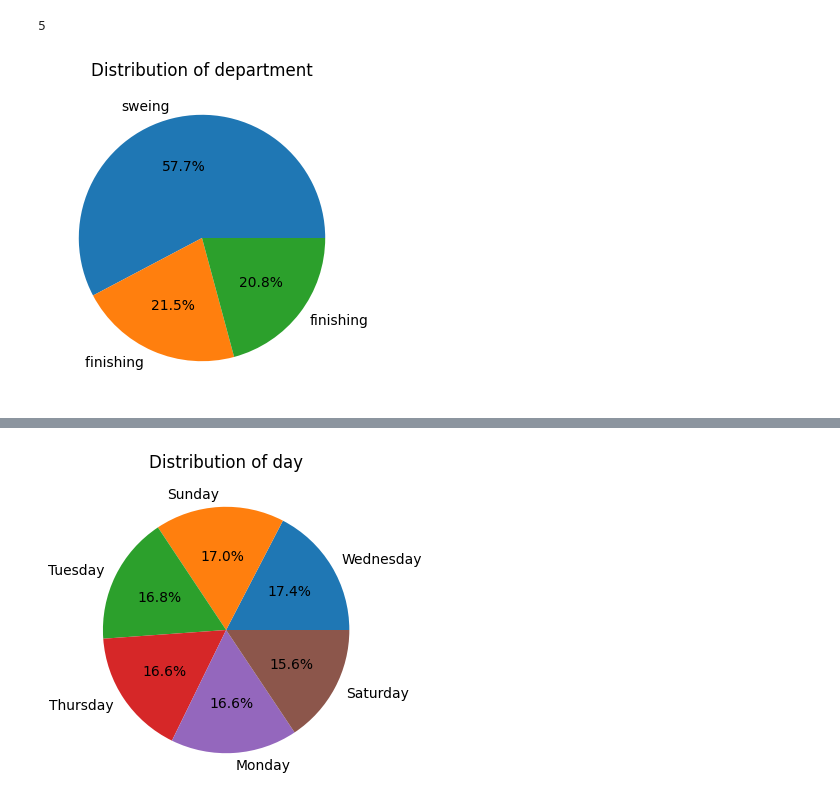
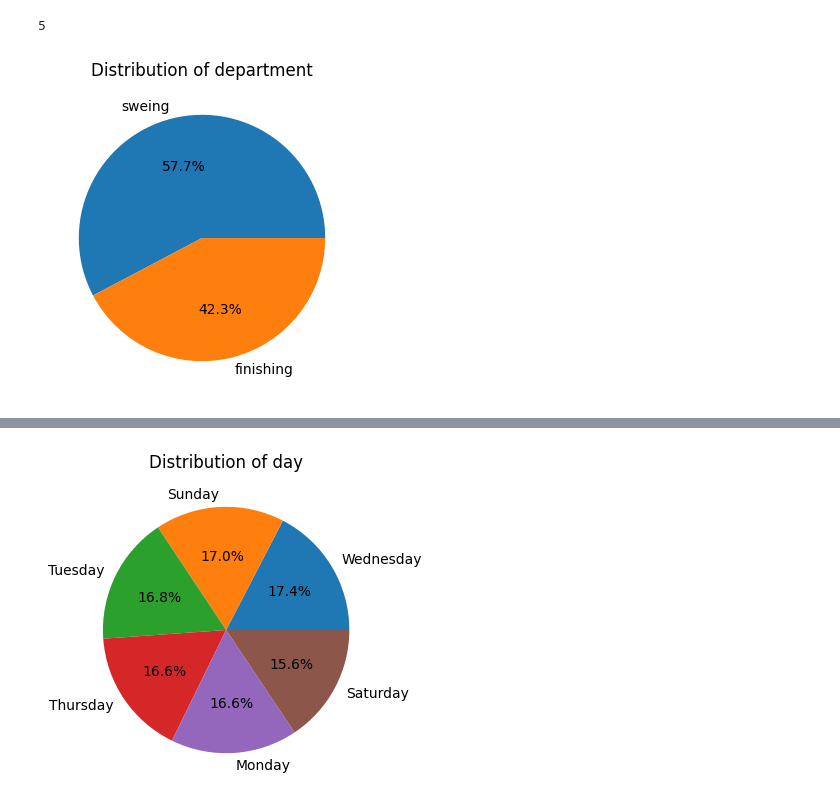
Before and after one commit to vcalderonmol/Proyecto1-Analitica, a Jupyter notebook: Tarea 3.ipynb, the cells around one changed output, grey strips where cells are left out. Saved outputs shown, nothing was run; the diff lists cells and outputs as text; code cells hidden in the pictures.

```diff
--- a/Tarea 3.ipynb
+++ b/Tarea 3.ipynb
@@ -593,12 +595,13 @@ unique_categories.shape[0]
 # %% [output]
 5
 # %%
+data_df['department'] = data_df['department'].str.strip()
 data_df['department'].value_counts().plot(kind='pie', figsize=(4, 4), autopct='%1.1f%%')
 plt.title('Distribution of department')
 plt.ylabel('')
 plt.show()
 # %% [output]
-[figure, old version]
+[figure, new version]
 # %%
 # Calcula el promedio de la variable Y
 promedio_y = data_df['actual_productivity'].mean()
```
Also changed, not shown: parts of 31 cells of this notebook, 3 other files.
